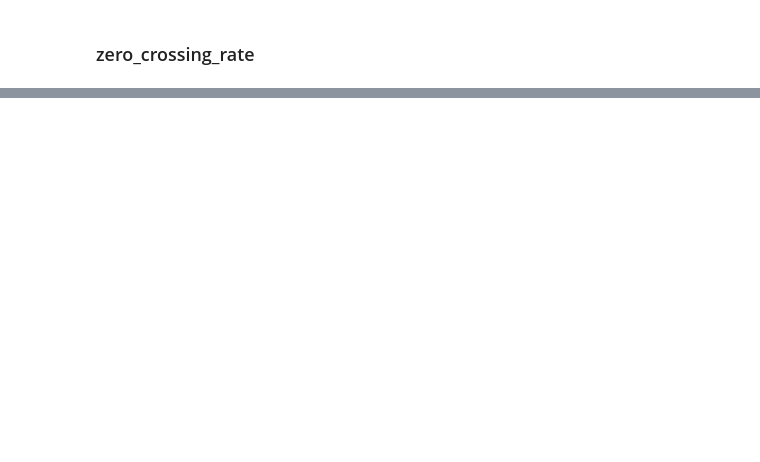
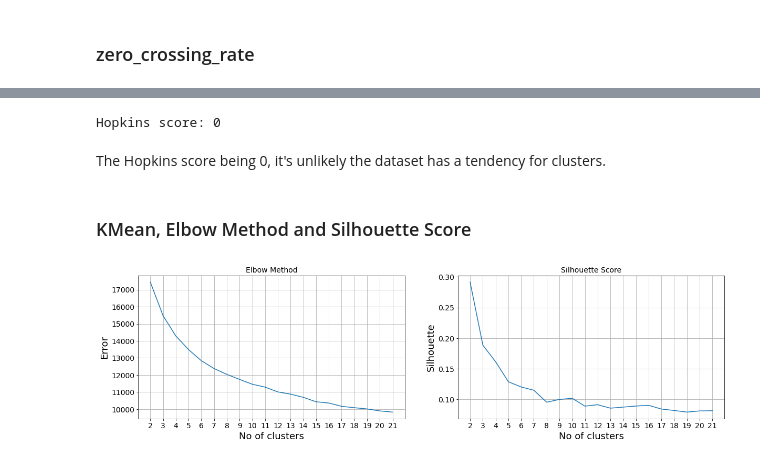
Before and after one commit to andbluedev/Music-Genre-Classification-Notebooks, a Jupyter notebook: Dataset_Analysis.ipynb, the cells around one changed output, grey strips where cells are left out. Saved outputs shown, nothing was run; the diff lists cells and outputs as text; code cells hidden in the pictures; blank space fills up the shorter version.

```diff
--- a/Dataset_Analysis.ipynb
+++ b/Dataset_Analysis.ipynb
@@ -310,0 +206,78 @@ df.boxplot(column=["zero_crossing_rate"], by='label', ax=ax)
+# %%
+from sklearn.neighbors import NearestNeighbors
+from random import sample
+from numpy.random import uniform
+import numpy as np
+from math import isnan
+
+def hopkins(X):
+    d = X.shape[1]
+    n = len(X) # rows
+    m = int(0.1 * n) # heuristic from article [1]
+    nbrs = NearestNeighbors(n_neighbors=1).fit(X)
+
+    rand_X = sample(range(0, n, 1), m)
+
+    ujd = []
+    wjd = []
+    for j in range(0, m):
+        u_dist, _ = nbrs.kneighbors(uniform(np.amin(X,axis=0),np.amax(X,axis=0),d).reshape(1, -1), 2, return_distance=True)
+        ujd.append(u_dist[0][1])
+        w_dist, _ = nbrs.kneighbors(X[rand_X[j]].reshape(1, -1), 2, return_distance=True)
+        wjd.append(w_dist[0][1])
+
+    H = sum(ujd) / (sum(ujd) + sum(wjd))
+    if isnan(H):
+        print(ujd, wjd)
+        H = 0
+
+    return H
+
+hopkins_score = hopkins(X)
+
+print("Hopkins score: %d" % hopkins_score)
+# %% [output]
+Hopkins score: 0
+# %% [markdown]
+The Hopkins score being 0, it's unlikely the dataset has a tendency for clusters.
+# %%
+from sklearn import cluster, metrics
+
+scores = {}
+
+
+start_range = 2
+end_range = 22
+
+for i in range(start_range,end_range):
+    km = cluster.KMeans(i)
+    km.fit(X)
+
+    error = km.inertia_
+    s_score = metrics.silhouette_score(X, km.labels_)
+
+    scores[i] = {"silhouette": s_score, "error": error}
+# %% [markdown]
+### KMean, Elbow Method and Silhouette Score
+# %%
+fig, ax = plt.subplots(1, 2, figsize=(20,5))
+
+
+ax[0].plot(range(start_range,end_range), [v["error"] for v in scores.values()])
+
+ax[0].set_xticks(range(start_range,end_range))
+ax[0].set_title("Elbow Method")
+ax[0].set_xlabel("No of clusters")
+ax[0].set_ylabel("Error")
+ax[0].grid()
+
+
+ax[1].plot(range(start_range,end_range), [v["silhouette"] for v in scores.values()])
+
+ax[1].set_xticks(range(start_range,end_range))
+ax[1].set_title("Silhouette Score")
+ax[1].set_xlabel("No of clusters")
+ax[1].set_ylabel("Silhouette")
+ax[1].grid()
+# %% [output]
+[figure, added]
```
Also changed, not shown: parts of 50 cells of this notebook.
